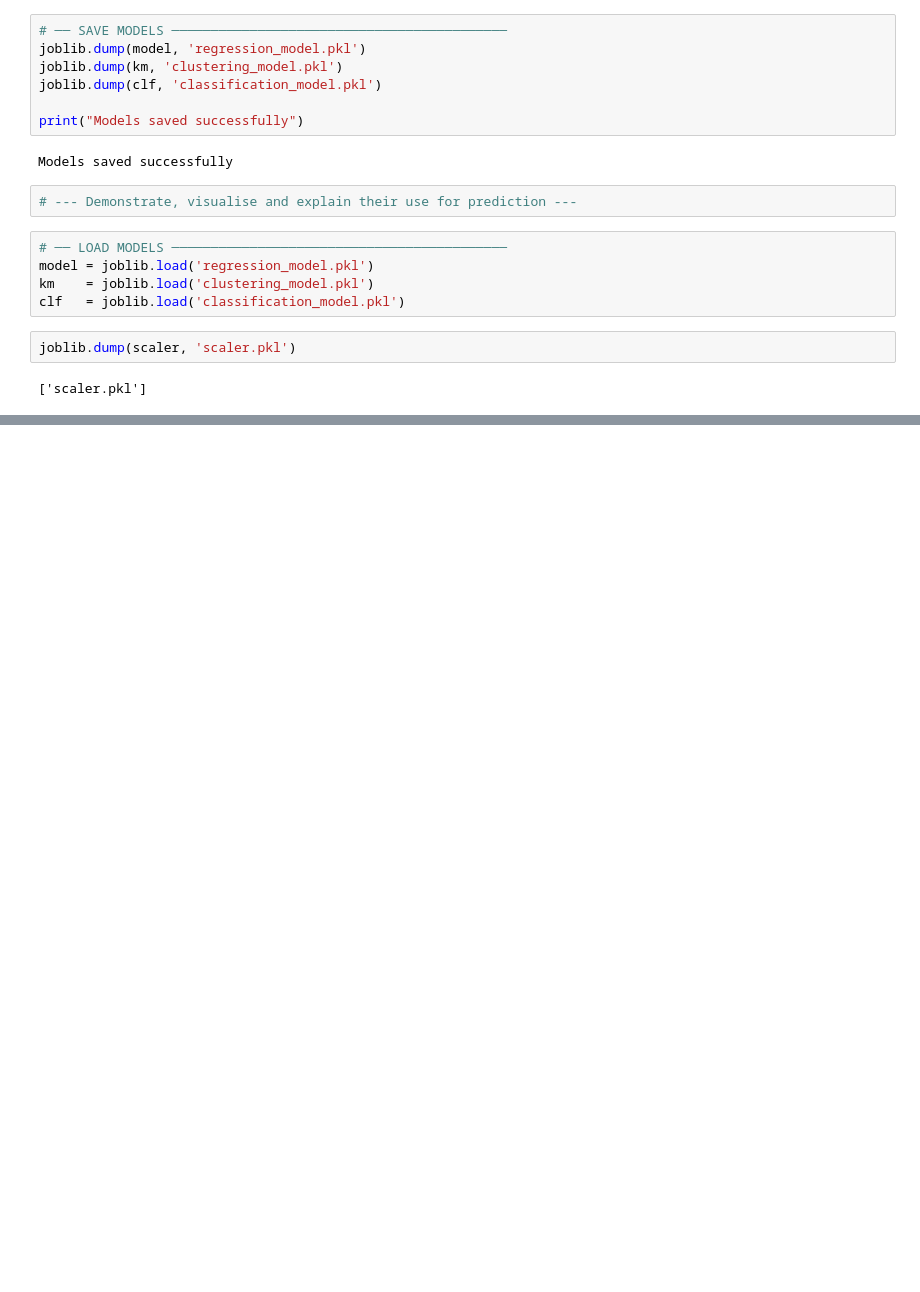
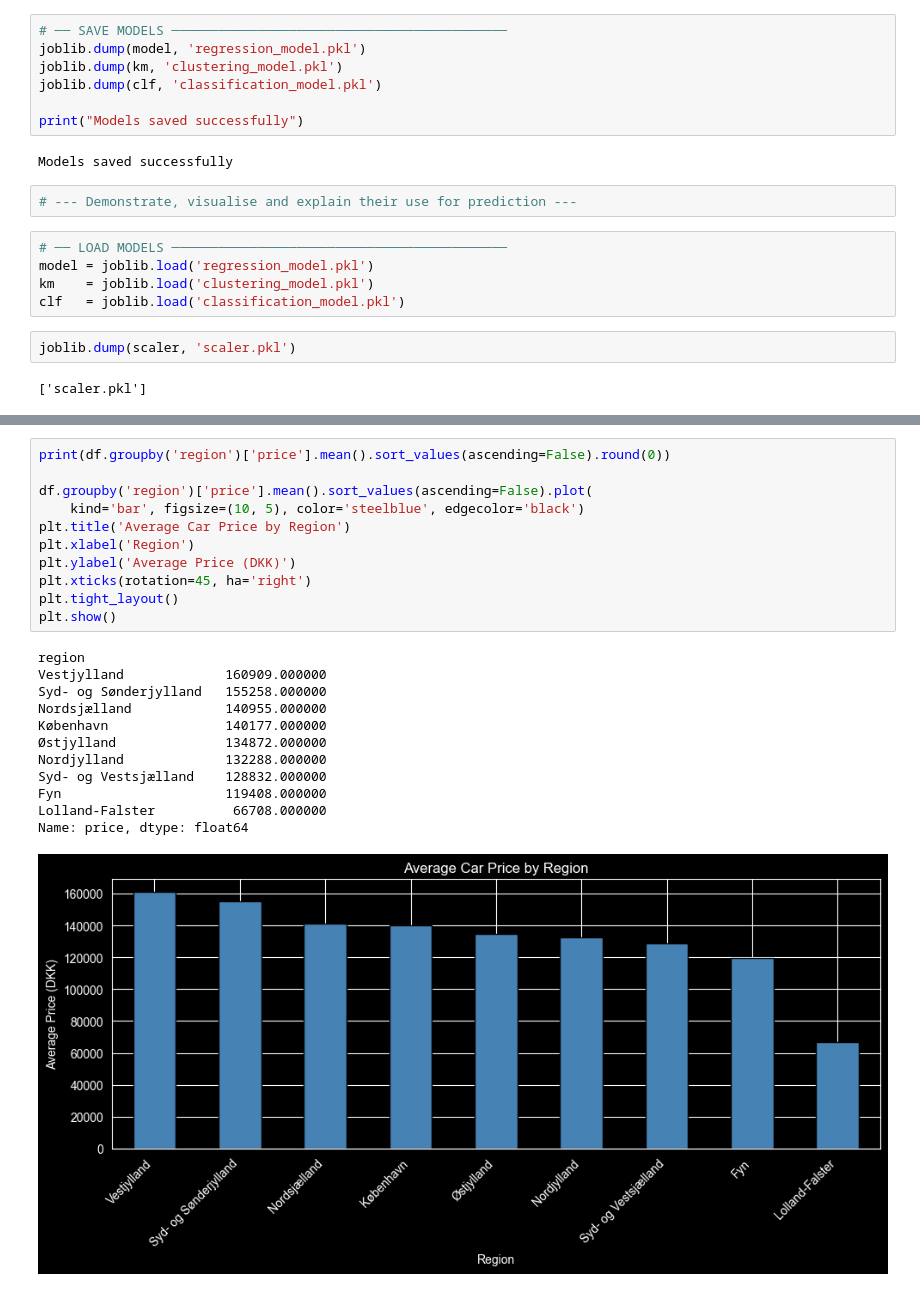
Before and after one commit to KhuongNDang/BI-MP2, a Jupyter notebook: MP2.ipynb, the cells around one changed output, grey strips where cells are left out. Drawn from its saved outputs; the diff is of its cells as text; blank space fills up the shorter version.

```diff
--- a/MP2.ipynb
+++ b/MP2.ipynb
@@ -593,0 +650,24 @@ joblib.dump(scaler, 'scaler.pkl')
+# %%
+print(df.groupby('region')['price'].mean().sort_values(ascending=False).round(0))
+
+df.groupby('region')['price'].mean().sort_values(ascending=False).plot(
+    kind='bar', figsize=(10, 5), color='steelblue', edgecolor='black')
+plt.title('Average Car Price by Region')
+plt.xlabel('Region')
+plt.ylabel('Average Price (DKK)')
+plt.xticks(rotation=45, ha='right')
+plt.tight_layout()
+plt.show()
+# %% [output]
+region
+Vestjylland             160909.000000
+Syd- og Sønderjylland   155258.000000
+Nordsjælland            140955.000000
+København               140177.000000
+Østjylland              134872.000000
+Nordjylland             132288.000000
+Syd- og Vestsjælland    128832.000000
+Fyn                     119408.000000
+Lolland-Falster          66708.000000
+Name: price, dtype: float64
+[figure, added]
```
Also changed, not shown: parts of 10 cells of this notebook.
